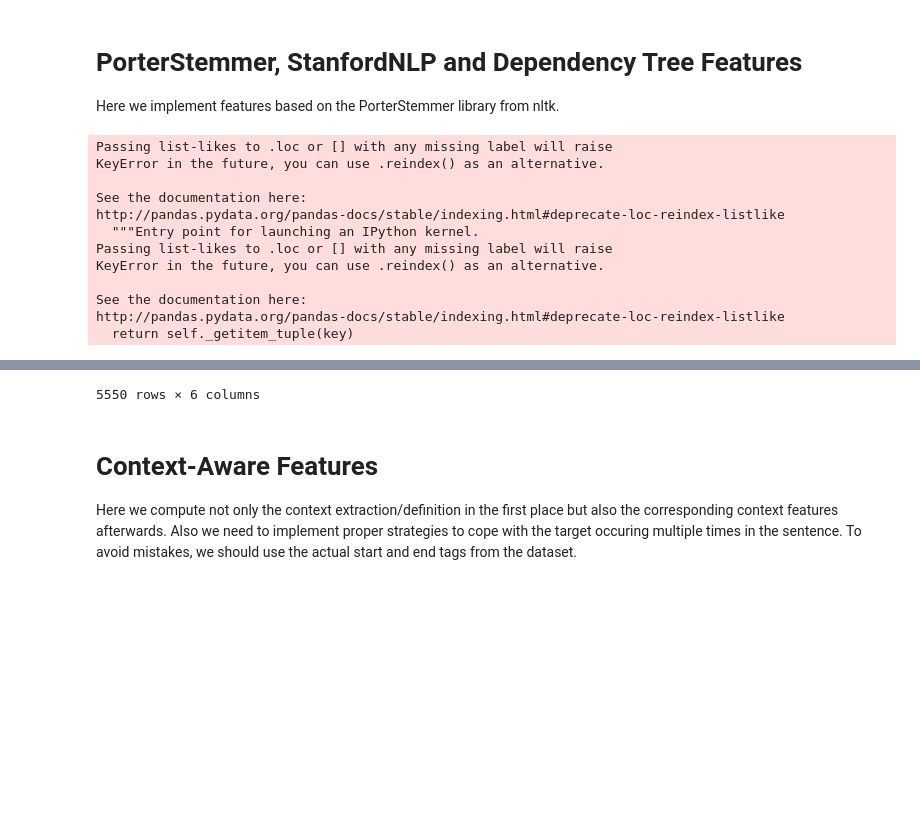
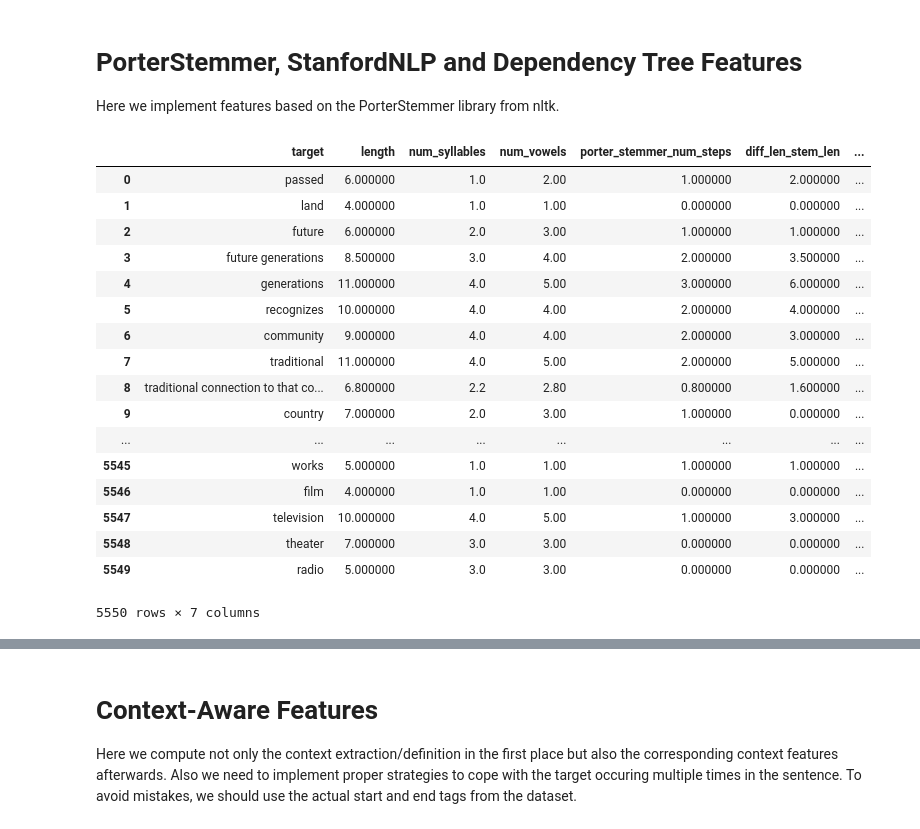
Before and after one commit to kristiankolthoff/CoWoPhId, a Jupyter notebook: python/FeaturesCWI.ipynb, the cells around one changed output, grey strips where cells are left out. Saved outputs shown, nothing was run; the diff lists cells and outputs as text; code cells hidden in the pictures; blank space fills up the shorter version.

```diff
--- a/python/FeaturesCWI.ipynb
+++ b/python/FeaturesCWI.ipynb
@@ -51,3 +54,38 @@ df['relative_position_right'] = df[['sentence', 'end']].apply(lambda vals : vals
+# %%
+from nltk.corpus import cmudict
+import numpy as np
+d = cmudict.dict()
+
+def num_syllables_rule_based(target):
+    vowels = "aeiouy"
+    numVowels = 0
+    lastWasVowel = False
+    for wc in target:
+        foundVowel = False
+        for v in vowels:
+            if v == wc:
+                if not lastWasVowel: numVowels+=1
+                foundVowel = lastWasVowel = True
+                break
+        if not foundVowel:
+            lastWasVowel = False
+    if len(target) > 2 and target[-2:] == "es":
+        numVowels-=1
+    elif len(target) > 1 and target[-1:] == "e":
+        numVowels-=1
+    return numVowels
+
+def num_syllables(target):
+    if target in d:
+        return np.mean([len(list(y for y in x if y[-1].isdigit())) for x in d[target.lower()]])
+    else:
+        return num_syllables_rule_based(target)
+
+def num_vowels(target):
+    return np.sum([target.lower().count(vowel) for vowel in 'aeiouy'])
+
+df['num_syllables'] = df.target.apply(lambda target : agg_feat_num_average(target, num_syllables))
+df['num_vowels'] = df.target.apply(lambda target : agg_feat_num_average(target, num_vowels))
 # %% [markdown]
 # WordNet Features
 Here we implement all the relevant features based on WordNet and SentiWordNet. For example, the number of synsets the target word is contained in or the average length of the lemmas of all the synsets the target word is contained in. Note that all features that are computed in the following exploit neither the POS-Tag of the target word nor Word Sense Disambiguation by e.g. UKB-Algorithm.
@@ -259,17 +297,23 @@ df['porter_stemmer_num_steps'] = df.target.apply(lambda target : agg_feat_num_av
 df['diff_len_stem_len'] = df.length - df.porter_stem_len
 df['reduction_stem_len'] = 1 - df.porter_stem_len / df.length
 # %%
-df.loc[:, ['target', 'length', 'num_words', 'porter_stemmer_num_steps', 'diff_len_stem_len', 'reduction_stem_len']]
+df.loc[:, ['target', 'length', 'num_syllables', 'num_vowels', 'porter_stemmer_num_steps', 'diff_len_stem_len', 'reduction_stem_len']]
 # %% [output]
+|  | target | length | num_syllables | num_vowels | porter_stemmer_num_steps | diff_len_stem_len | ... |
+| 0 | passed | 6.000000 | 1.0 | 2.00 | 1.000000 | 2.000000 | ... |
+| 1 | land | 4.000000 | 1.0 | 1.00 | 0.000000 | 0.000000 | ... |
+| 2 | future | 6.000000 | 2.0 | 3.00 | 1.000000 | 1.000000 | ... |
+| 3 | future generations | 8.500000 | 3.0 | 4.00 | 2.000000 | 3.500000 | ... |
+| 4 | generations | 11.000000 | 4.0 | 5.00 | 3.000000 | 6.000000 | ... |
+| 5 | recognizes | 10.000000 | 4.0 | 4.00 | 2.000000 | 4.000000 | ... |
+| 6 | community | 9.000000 | 4.0 | 4.00 | 2.000000 | 3.000000 | ... |
+| 7 | traditional | 11.000000 | 4.0 | 5.00 | 2.000000 | 5.000000 | ... |
+| 8 | traditional connection to that co... | 6.800000 | 2.2 | 2.80 | 0.800000 | 1.600000 | ... |
+| 9 | country | 7.000000 | 2.0 | 3.00 | 1.000000 | 0.000000 | ... |
+| ... | ... | ... | ... | ... | ... | ... | ... |
+| 5545 | works | 5.000000 | 1.0 | 1.00 | 1.000000 | 1.000000 | ... |
+| 5546 | film | 4.000000 | 1.0 | 1.00 | 0.000000 | 0.000000 | ... |
+| 5547 | television | 10.000000 | 4.0 | 5.00 | 1.000000 | 3.000000 | ... |
+| 5548 | theater | 7.000000 | 3.0 | 3.00 | 0.000000 | 0.000000 | ... |
+| 5549 | radio | 5.000000 | 3.0 | 3.00 | 0.000000 | 0.000000 | ... |
-Passing list-likes to .loc or [] with any missing label will raise
-KeyError in the future, you can use .reindex() as an alternative.
-
-See the documentation here:
-http://pandas.pydata.org/pandas-docs/stable/indexing.html#deprecate-loc-reindex-listlike
-  """Entry point for launching an IPython kernel.
-Passing list-likes to .loc or [] with any missing label will raise
-KeyError in the future, you can use .reindex() as an alternative.
-
-See the documentation here:
-http://pandas.pydata.org/pandas-docs/stable/indexing.html#deprecate-loc-reindex-listlike
-  return self._getitem_tuple(key)
+5550 rows × 7 columns
@@ -293,4 +320,3 @@ http://pandas.pydata.org/pandas-docs/stable/indexing.html#deprecate-loc-reindex-
-5550 rows × 6 columns
 # %% [markdown]
 # Context-Aware Features
 Here we compute not only the context extraction/definition in the first place but also the corresponding context features afterwards. Also we need to implement proper strategies to cope with the target occuring multiple times in the sentence. To avoid mistakes, we should use the actual start and end tags from the dataset.
```
Also changed, not shown: parts of 7 cells of this notebook.
